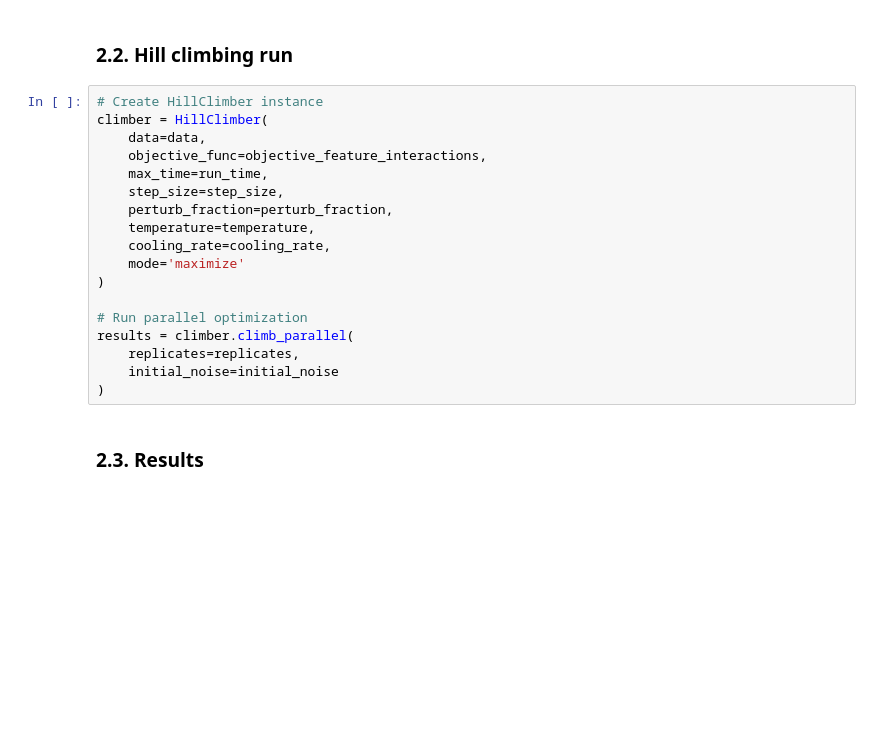
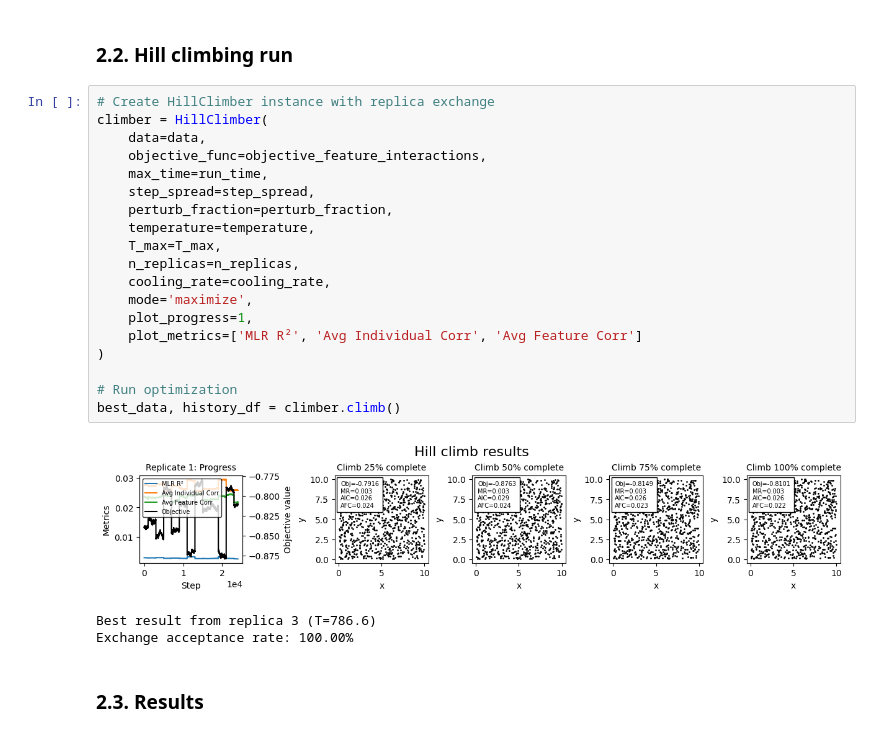
Before and after one commit to gperdrizet/hill_climber, a Jupyter notebook: notebooks/05-feature_interactions.ipynb, the cells around one changed output. Drawn from its saved outputs; the diff is of its cells as text; blank space fills up the shorter version.

```diff
--- a/notebooks/05-feature_interactions.ipynb
+++ b/notebooks/05-feature_interactions.ipynb
@@ -248,23 +248,28 @@ def objective_feature_interactions(x1, x2, x3, y):
 # %% [markdown]
 ### 2.2. Hill climbing run
 # %%
-# Create HillClimber instance
+# Create HillClimber instance with replica exchange
 climber = HillClimber(
     data=data,
     objective_func=objective_feature_interactions,
     max_time=run_time,
-    step_size=step_size,
+    step_spread=step_spread,
     perturb_fraction=perturb_fraction,
     temperature=temperature,
+    T_max=T_max,
+    n_replicas=n_replicas,
     cooling_rate=cooling_rate,
-    mode='maximize'
+    mode='maximize',
+    plot_progress=1,
+    plot_metrics=['MLR R²', 'Avg Individual Corr', 'Avg Feature Corr']
 )
 
-# Run parallel optimization
-results = climber.climb_parallel(
-    replicates=replicates,
-    initial_noise=initial_noise
-)
+# Run optimization
+best_data, history_df = climber.climb()
+# %% [output]
+[figure, added]
+Best result from replica 3 (T=786.6)
+Exchange acceptance rate: 100.00%
 # %% [markdown]
 ### 2.3. Results
 # %%
```
Also changed, not shown: parts of 5 cells of this notebook, 11 other files.
